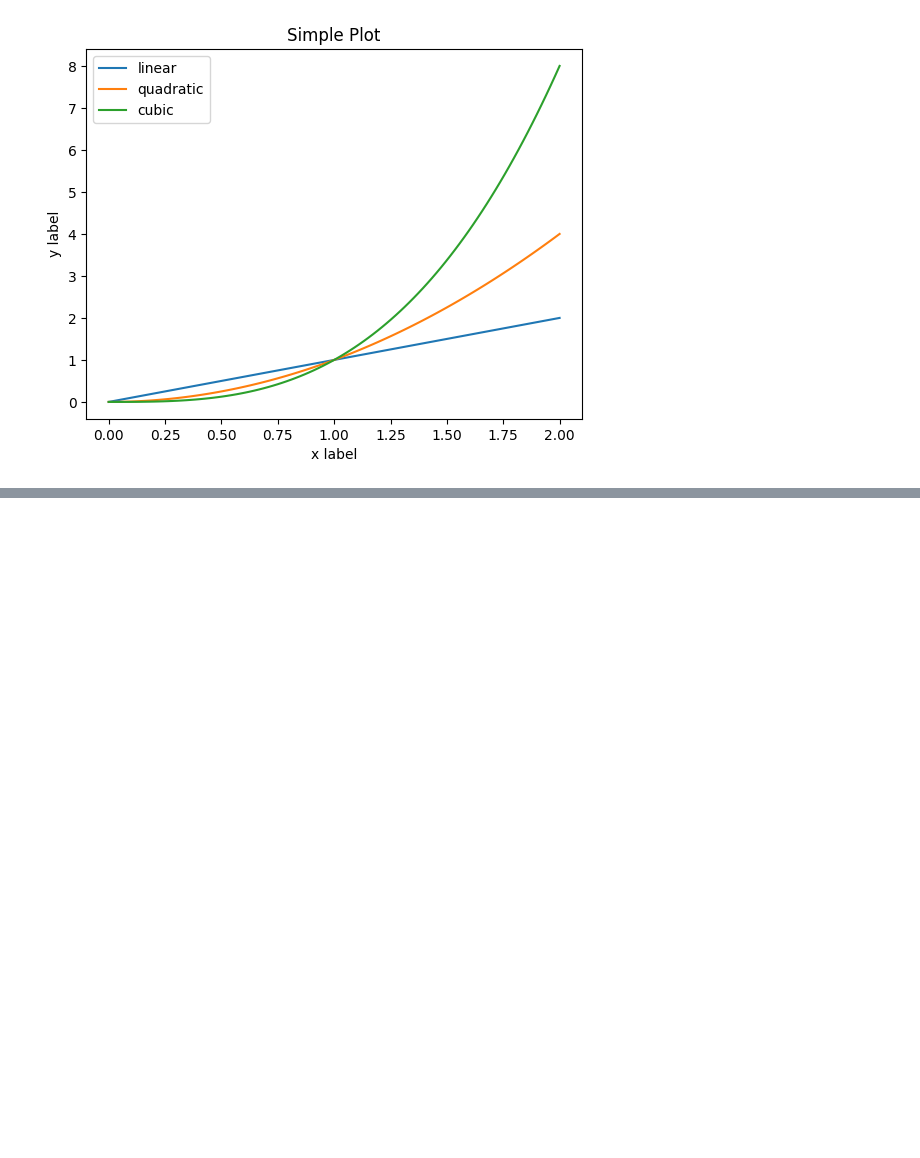
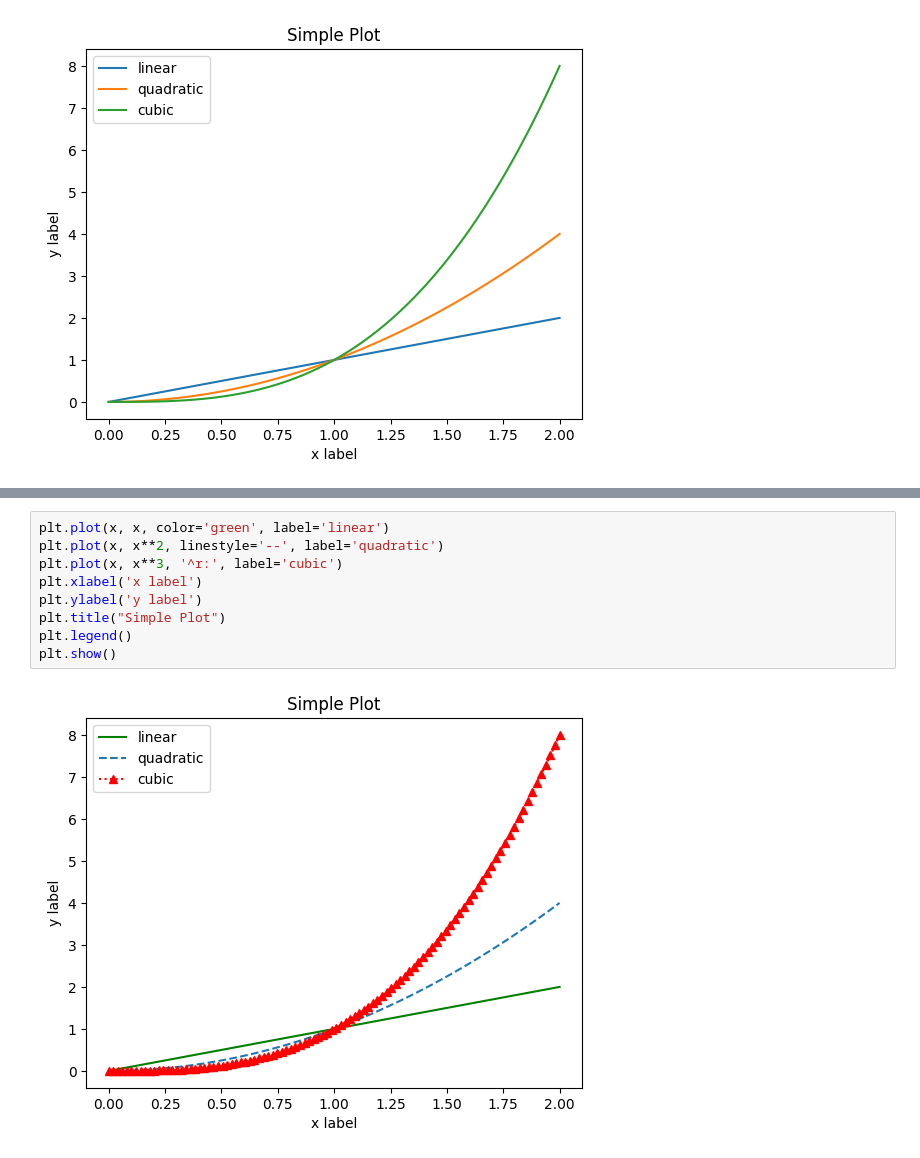
Before and after one commit to Sianus/UOU_BigData, a Jupyter notebook: SWB/lastterm.ipynb, the cells around one changed output, grey strips where cells are left out. Saved outputs shown, nothing was run; the diff lists cells and outputs as text; blank space fills up the shorter version.

```diff
--- a/SWB/lastterm.ipynb
+++ b/SWB/lastterm.ipynb
@@ -31,0 +55,11 @@ plt.plot(x, x, label='linear')
+# %%
+plt.plot(x, x, color='green', label='linear')
+plt.plot(x, x**2, linestyle='--', label='quadratic')
+plt.plot(x, x**3, '^r:', label='cubic')
+plt.xlabel('x label')
+plt.ylabel('y label')
+plt.title("Simple Plot")
+plt.legend()
+plt.show()
+# %% [output]
+[figure, added]
```
Also changed, not shown: parts of 78 cells of this notebook, 2 other files.
